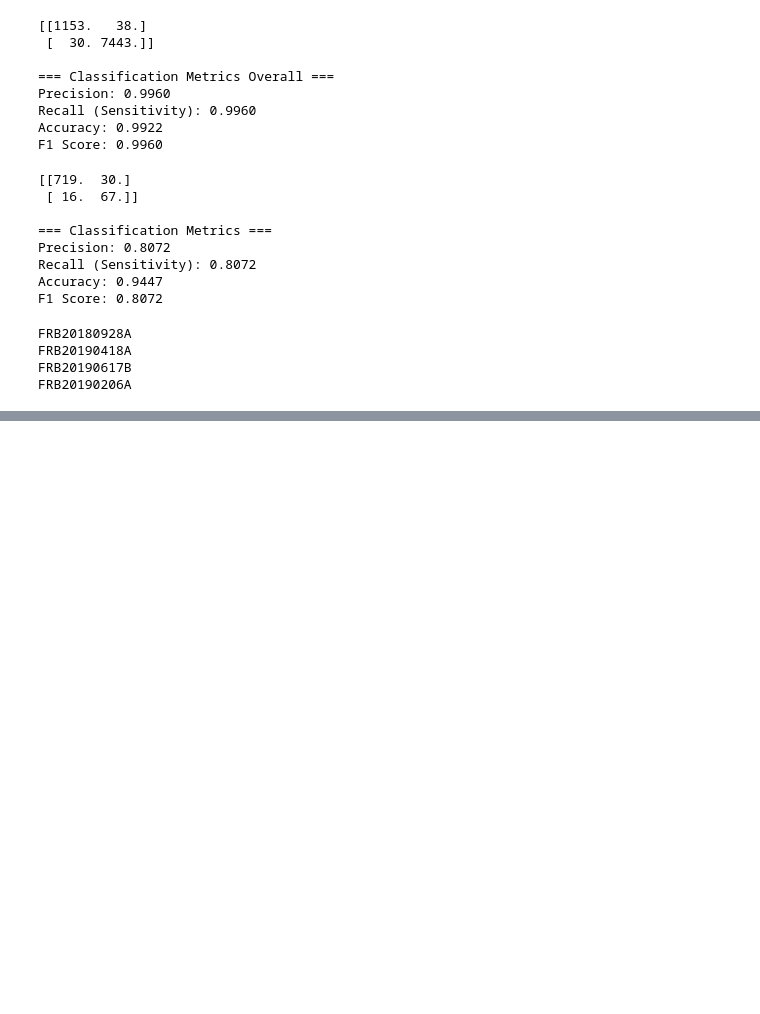
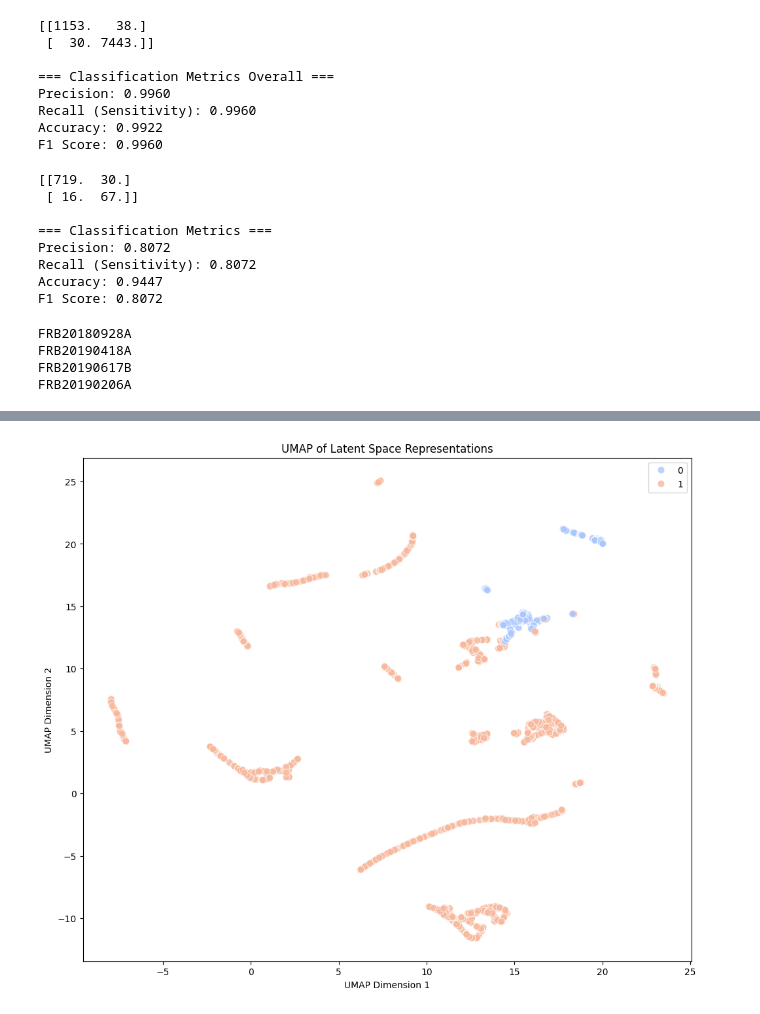
Before and after one commit to rtenacity/frb-analysis, a Jupyter notebook: frb-supervisedvae-optimized-recall.ipynb, the cells around one changed output, grey strips where cells are left out. Cells and saved outputs as stored; diff of their text form; code cells hidden in the pictures; blank space fills up the shorter version.

```diff
--- a/frb-supervisedvae-optimized-recall.ipynb
+++ b/frb-supervisedvae-optimized-recall.ipynb
@@ -867,0 +1024,17 @@ FRB20190206A
+# %%
+import umap
+
+def visualize_latent_space_umap(latent_representations, labels):
+    reducer = umap.UMAP(n_components=2, random_state=42)
+    latent_2d = reducer.fit_transform(latent_representations)
+
+    plt.figure(figsize=(12, 10))
+    sns.scatterplot(x=latent_2d[:, 0], y=latent_2d[:, 1], hue=labels, palette='coolwarm', s=60, alpha=0.8)
+    plt.title('UMAP of Latent Space Representations')
+    plt.xlabel('UMAP Dimension 1')
+    plt.ylabel('UMAP Dimension 2')
+    plt.show()
+
+visualize_latent_space_umap(val_latent, val_labels_np)
+# %% [output]
+[figure, added]
```
Also changed, not shown: parts of 8 cells of this notebook.
